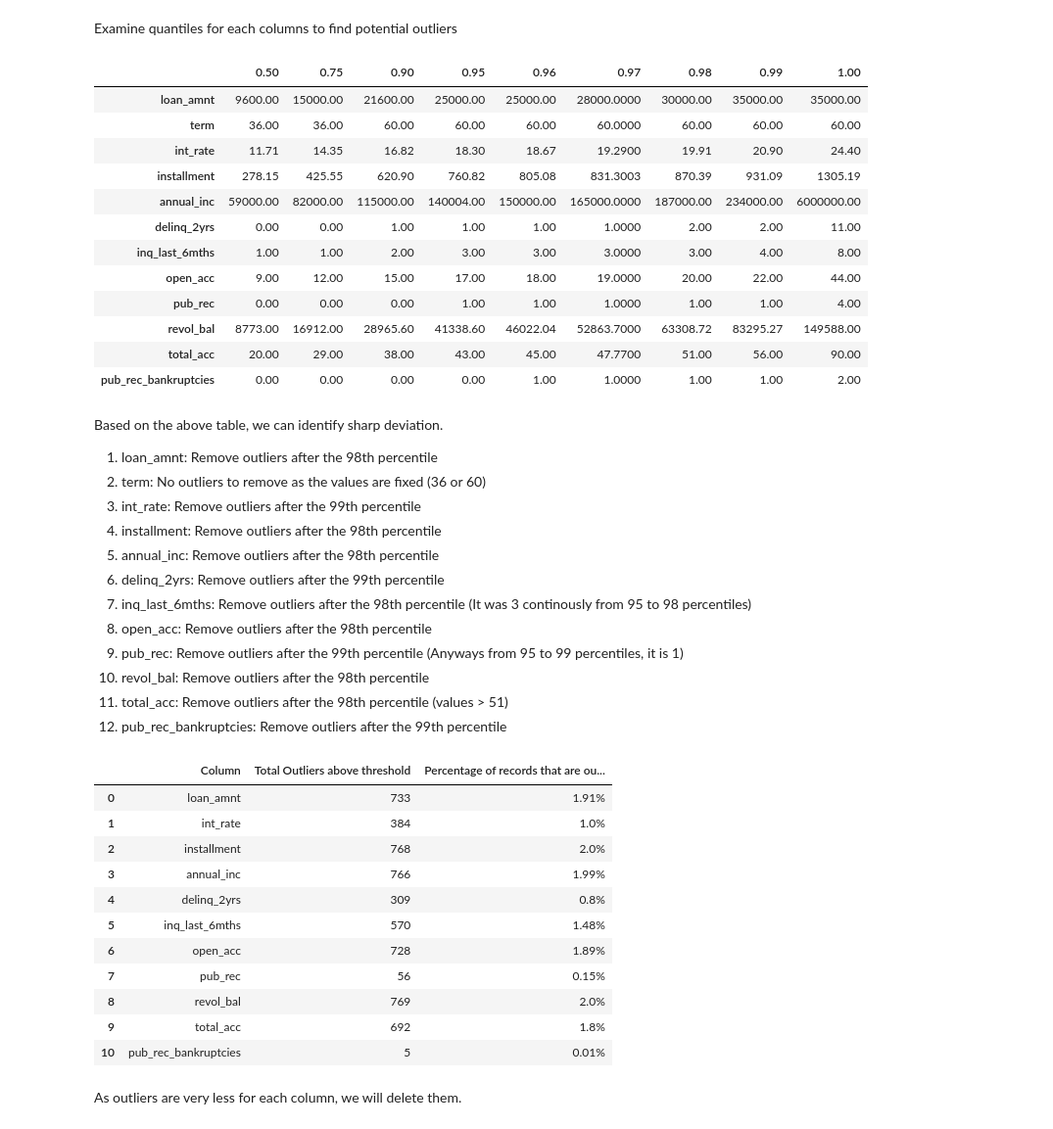
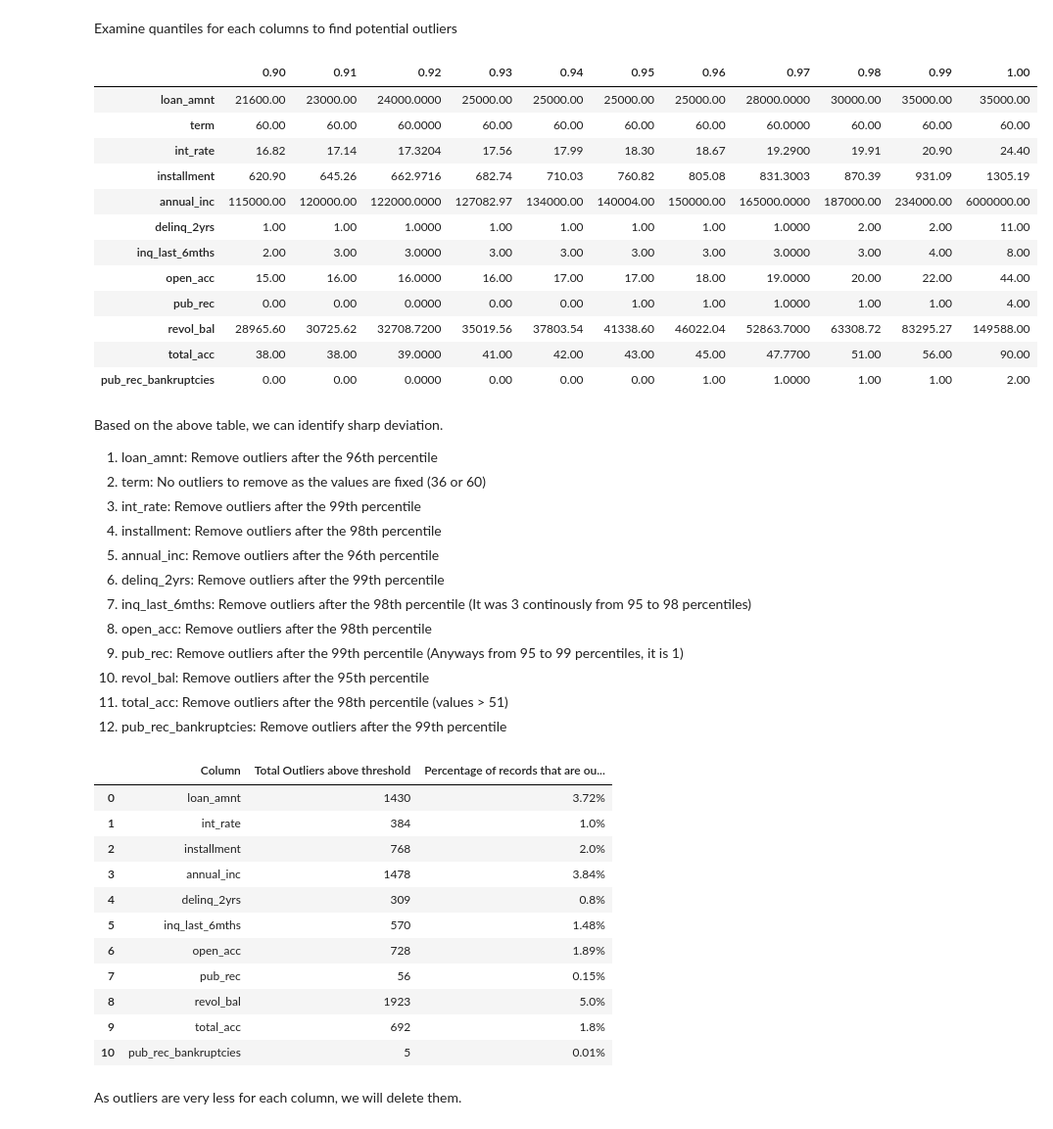
Before and after one commit to RahulMukeshSingh/Lending-Club-Case-Study, a Jupyter notebook: Rahul_Singh.ipynb, the cells around one changed output. Shown at 98% size. Cells and saved outputs as stored; diff of their text form; code cells hidden in the pictures.

```diff
--- a/Rahul_Singh.ipynb
+++ b/Rahul_Singh.ipynb
@@ -619,48 +619,48 @@ Columns to examine for outliers:  ['loan_amnt', 'term', 'int_rate', 'installment
 # %% [markdown]
 Examine quantiles for each columns to find potential outliers
 # %%
-quantiles = [0.5, 0.75, 0.90, 0.95, 0.96, 0.97, 0.98, 0.99, 1.0]
+quantiles = [0.9, 0.91, 0.92, 0.93, 0.94, 0.95, 0.96, 0.97, 0.98, 0.99, 1.0]
 loan_data[numeric_outliers_columns].quantile(quantiles).T
 # %% [output]
-|  | 0.50 | 0.75 | 0.90 | 0.95 | 0.96 | 0.97 | 0.98 | 0.99 | 1.00 |
-| loan_amnt | 9600.00 | 15000.00 | 21600.00 | 25000.00 | 25000.00 | 28000.0000 | 30000.00 | 35000.00 | 35000.00 |
-| term | 36.00 | 36.00 | 60.00 | 60.00 | 60.00 | 60.0000 | 60.00 | 60.00 | 60.00 |
-| int_rate | 11.71 | 14.35 | 16.82 | 18.30 | 18.67 | 19.2900 | 19.91 | 20.90 | 24.40 |
-| installment | 278.15 | 425.55 | 620.90 | 760.82 | 805.08 | 831.3003 | 870.39 | 931.09 | 1305.19 |
-| annual_inc | 59000.00 | 82000.00 | 115000.00 | 140004.00 | 150000.00 | 165000.0000 | 187000.00 | 234000.00 | 6000000.00 |
-| delinq_2yrs | 0.00 | 0.00 | 1.00 | 1.00 | 1.00 | 1.0000 | 2.00 | 2.00 | 11.00 |
-| inq_last_6mths | 1.00 | 1.00 | 2.00 | 3.00 | 3.00 | 3.0000 | 3.00 | 4.00 | 8.00 |
-| open_acc | 9.00 | 12.00 | 15.00 | 17.00 | 18.00 | 19.0000 | 20.00 | 22.00 | 44.00 |
-| pub_rec | 0.00 | 0.00 | 0.00 | 1.00 | 1.00 | 1.0000 | 1.00 | 1.00 | 4.00 |
-| revol_bal | 8773.00 | 16912.00 | 28965.60 | 41338.60 | 46022.04 | 52863.7000 | 63308.72 | 83295.27 | 149588.00 |
-| total_acc | 20.00 | 29.00 | 38.00 | 43.00 | 45.00 | 47.7700 | 51.00 | 56.00 | 90.00 |
-| pub_rec_bankruptcies | 0.00 | 0.00 | 0.00 | 0.00 | 1.00 | 1.0000 | 1.00 | 1.00 | 2.00 |
+|  | 0.90 | 0.91 | 0.92 | 0.93 | 0.94 | 0.95 | 0.96 | 0.97 | 0.98 | 0.99 | 1.00 |
+| loan_amnt | 21600.00 | 23000.00 | 24000.0000 | 25000.00 | 25000.00 | 25000.00 | 25000.00 | 28000.0000 | 30000.00 | 35000.00 | 35000.00 |
+| term | 60.00 | 60.00 | 60.0000 | 60.00 | 60.00 | 60.00 | 60.00 | 60.0000 | 60.00 | 60.00 | 60.00 |
+| int_rate | 16.82 | 17.14 | 17.3204 | 17.56 | 17.99 | 18.30 | 18.67 | 19.2900 | 19.91 | 20.90 | 24.40 |
+| installment | 620.90 | 645.26 | 662.9716 | 682.74 | 710.03 | 760.82 | 805.08 | 831.3003 | 870.39 | 931.09 | 1305.19 |
+| annual_inc | 115000.00 | 120000.00 | 122000.0000 | 127082.97 | 134000.00 | 140004.00 | 150000.00 | 165000.0000 | 187000.00 | 234000.00 | 6000000.00 |
+| delinq_2yrs | 1.00 | 1.00 | 1.0000 | 1.00 | 1.00 | 1.00 | 1.00 | 1.0000 | 2.00 | 2.00 | 11.00 |
+| inq_last_6mths | 2.00 | 3.00 | 3.0000 | 3.00 | 3.00 | 3.00 | 3.00 | 3.0000 | 3.00 | 4.00 | 8.00 |
+| open_acc | 15.00 | 16.00 | 16.0000 | 16.00 | 17.00 | 17.00 | 18.00 | 19.0000 | 20.00 | 22.00 | 44.00 |
+| pub_rec | 0.00 | 0.00 | 0.0000 | 0.00 | 0.00 | 1.00 | 1.00 | 1.0000 | 1.00 | 1.00 | 4.00 |
+| revol_bal | 28965.60 | 30725.62 | 32708.7200 | 35019.56 | 37803.54 | 41338.60 | 46022.04 | 52863.7000 | 63308.72 | 83295.27 | 149588.00 |
+| total_acc | 38.00 | 38.00 | 39.0000 | 41.00 | 42.00 | 43.00 | 45.00 | 47.7700 | 51.00 | 56.00 | 90.00 |
+| pub_rec_bankruptcies | 0.00 | 0.00 | 0.0000 | 0.00 | 0.00 | 0.00 | 1.00 | 1.0000 | 1.00 | 1.00 | 2.00 |
 # %% [markdown]
 Based on the above table, we can identify sharp deviation.
-1. loan_amnt: Remove outliers after the 98th percentile
+1. loan_amnt: Remove outliers after the 96th percentile
 2. term: No outliers to remove as the values are fixed (36 or 60)
 3. int_rate: Remove outliers after the 99th percentile
 4. installment: Remove outliers after the 98th percentile
-5. annual_inc: Remove outliers after the 98th percentile
+5. annual_inc: Remove outliers after the 96th percentile
 6. delinq_2yrs: Remove outliers after the 99th percentile
 7. inq_last_6mths: Remove outliers after the 98th percentile (It was 3 continously from 95 to 98 percentiles)
 8. open_acc: Remove outliers after the 98th percentile
 9. pub_rec: Remove outliers after the 99th percentile (Anyways from 95 to 99 percentiles, it is 1)
-10. revol_bal: Remove outliers after the 98th percentile
+10. revol_bal: Remove outliers after the 95th percentile
 11. total_acc: Remove outliers after the 98th percentile (values > 51)
 12. pub_rec_bankruptcies: Remove outliers after the 99th percentile
 # %%
 # Threshold
 quantiles = {
-    'loan_amnt': 0.98,
+    'loan_amnt': 0.96,
     'int_rate': 0.99,
     'installment': 0.98,
-    'annual_inc': 0.98,
+    'annual_inc': 0.96,
     'delinq_2yrs': 0.99,
     'inq_last_6mths': 0.98,
     'open_acc': 0.98,
     'pub_rec': 0.99,
-    'revol_bal': 0.98,
+    'revol_bal': 0.95,
     'total_acc': 0.98,
     'pub_rec_bankruptcies': 0.99
 }
@@ -678,15 +678,15 @@ outlier_counts_df["Percentage of records that are outliers"] = np.round(100 * ou
 outlier_counts_df
 # %% [output]
 |  | Column | Total Outliers above threshold | Percentage of records that are ou... |
-| 0 | loan_amnt | 733 | 1.91% |
+| 0 | loan_amnt | 1430 | 3.72% |
 | 1 | int_rate | 384 | 1.0% |
 | 2 | installment | 768 | 2.0% |
-| 3 | annual_inc | 766 | 1.99% |
+| 3 | annual_inc | 1478 | 3.84% |
 | 4 | delinq_2yrs | 309 | 0.8% |
 | 5 | inq_last_6mths | 570 | 1.48% |
 | 6 | open_acc | 728 | 1.89% |
 | 7 | pub_rec | 56 | 0.15% |
-| 8 | revol_bal | 769 | 2.0% |
+| 8 | revol_bal | 1923 | 5.0% |
 | 9 | total_acc | 692 | 1.8% |
 | 10 | pub_rec_bankruptcies | 5 | 0.01% |
 # %% [markdown]
```
Also changed, not shown: parts of 92 cells of this notebook.
